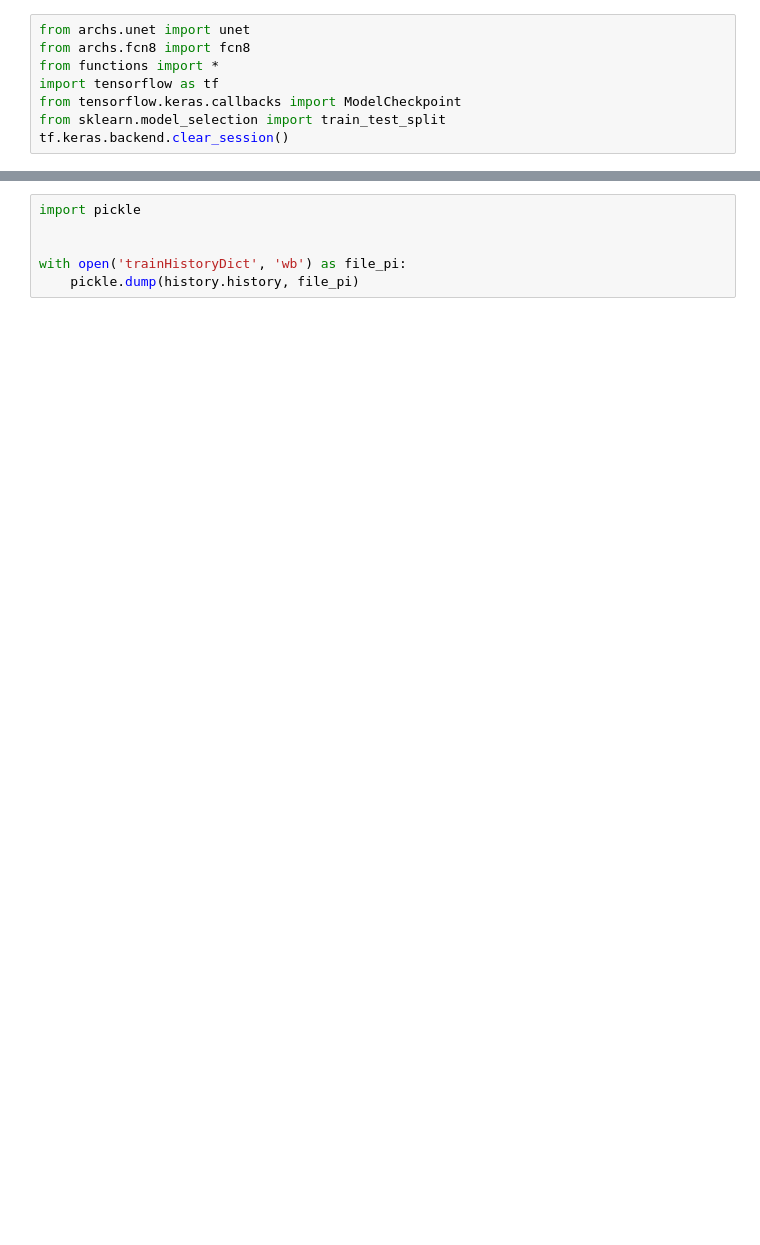
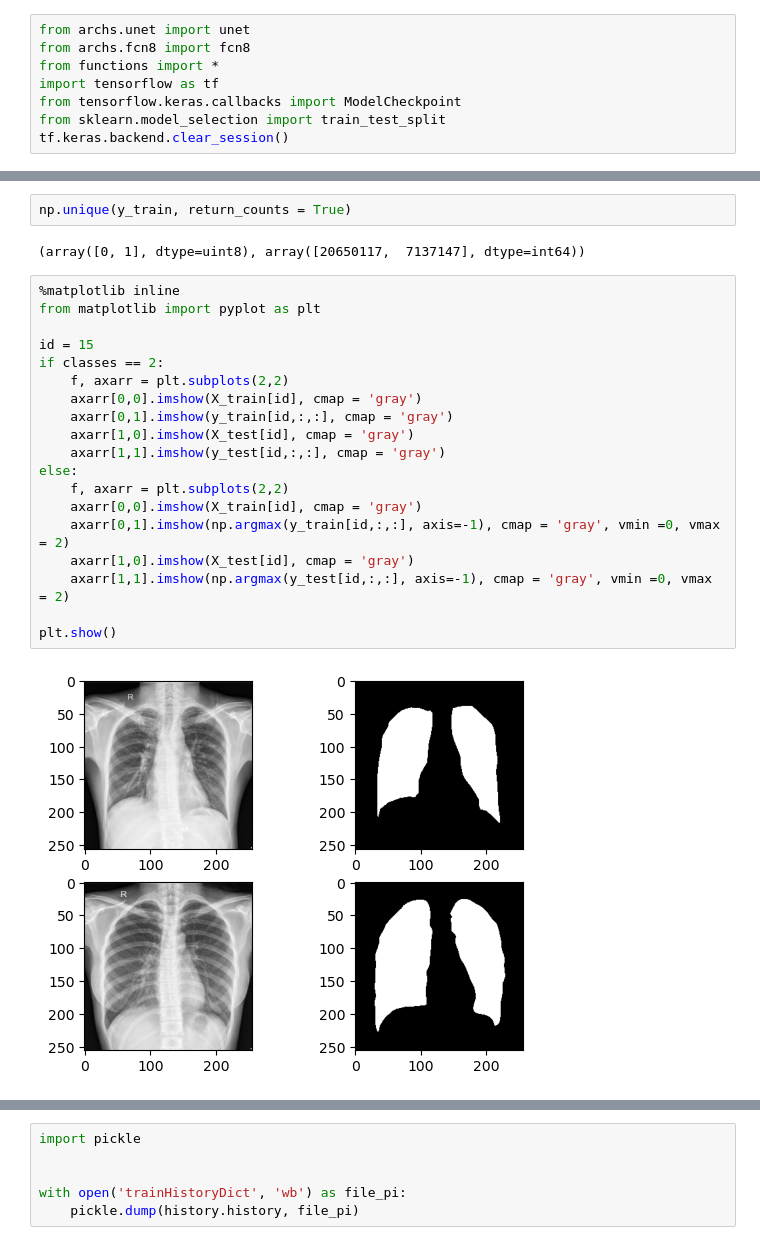
Before and after one commit to Arthur-Nascimento/tcc_files, a Jupyter notebook: main.ipynb, the cells around one changed output, grey strips where cells are left out. Cells and saved outputs as stored; diff of their text form; blank space fills up the shorter version.

```diff
--- a/main.ipynb
+++ b/main.ipynb
@@ -32,3 +33,28 @@ print(X_train.shape, X_test.shape)
+# %%
+np.unique(y_train, return_counts = True)
+# %% [output]
+(array([0, 1], dtype=uint8), array([20650117,  7137147], dtype=int64))
+# %%
+%matplotlib inline
+from matplotlib import pyplot as plt
+
+id = 15
+if classes == 2:
+    f, axarr = plt.subplots(2,2)
+    axarr[0,0].imshow(X_train[id], cmap = 'gray')
+    axarr[0,1].imshow(y_train[id,:,:], cmap = 'gray')
+    axarr[1,0].imshow(X_test[id], cmap = 'gray')
+    axarr[1,1].imshow(y_test[id,:,:], cmap = 'gray')
+else:
+    f, axarr = plt.subplots(2,2)
+    axarr[0,0].imshow(X_train[id], cmap = 'gray')
+    axarr[0,1].imshow(np.argmax(y_train[id,:,:], axis=-1), cmap = 'gray', vmin =0, vmax = 2)
+    axarr[1,0].imshow(X_test[id], cmap = 'gray')
+    axarr[1,1].imshow(np.argmax(y_test[id,:,:], axis=-1), cmap = 'gray', vmin =0, vmax = 2)
+
+plt.show()
+# %% [output]
+[figure, added]
 # %%
 model = unet(filters, classes, shape)
 model.compile(optimizer = tf.keras.optimizers.Adam(learning_rate=1e-3),
```
Also changed, not shown: parts of 15 cells of this notebook, 8 other files.
